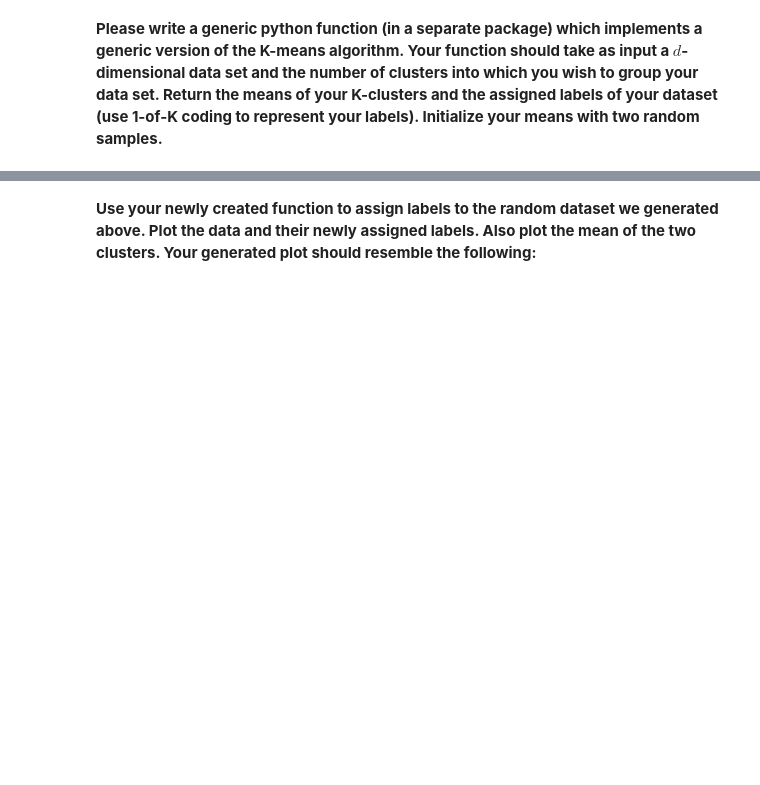
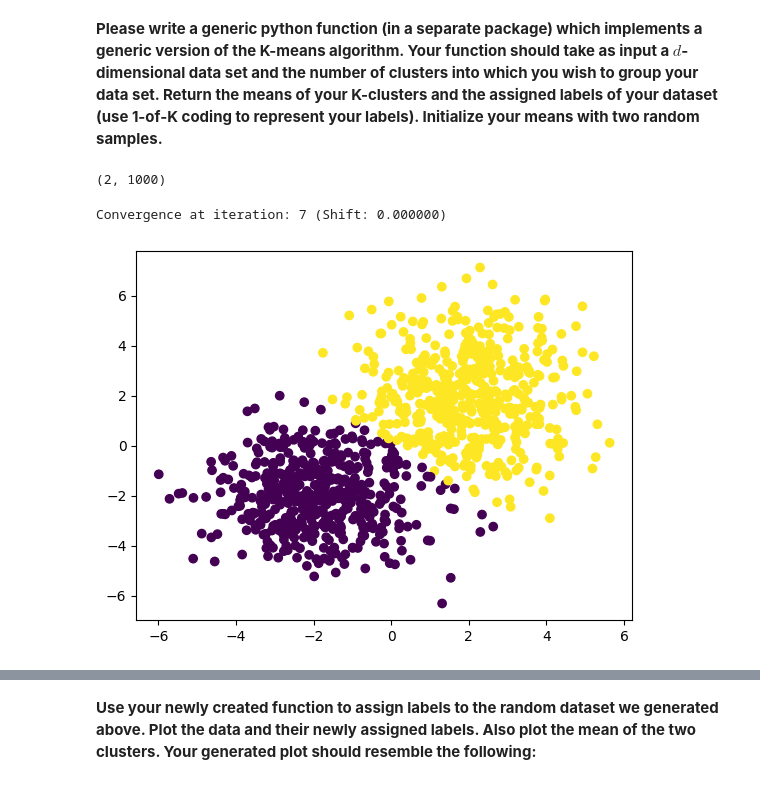
Before and after one commit to Obakeng-Mogale/cs315-assign-1, a Jupyter notebook: Assignment-3/Assignment-3/assign3.ipynb, the cells around one changed output, grey strips where cells are left out. Drawn from its saved outputs; the diff is of its cells as text; code cells hidden in the pictures; blank space fills up the shorter version.

Commit message:
did kmeans

```diff
--- a/Assignment-3/Assignment-3/assign3.ipynb
+++ b/Assignment-3/Assignment-3/assign3.ipynb
@@ -53,3 +53,19 @@ plt.show()
 ## K-means
 # %% [markdown]
 **Please write a generic python function (in a separate package) which implements a generic version of the K-means algorithm. Your function should take as input a $d$-dimensional data set and the number of clusters into which you wish to group your data set. Return the means of your K-clusters and the assigned labels of your dataset (use 1-of-K coding to represent your labels). Initialize your means with two random samples.**
+# %%
+X.shape
+# %% [output]
+(2, 1000)
+# %%
+from MyModels import Kmeans
+Km_model = Kmeans(n_clusters=2)
+Km_model.fit(X, max_iter=100000)
+# %% [output]
+Convergence at iteration: 7 (Shift: 0.000000)
+# %%
+predicted = Km_model.predict(X)
+plt.scatter(X[0,:], X[1,:], c = predicted)
+plt.show()
+# %% [output]
+[figure, added]
```
Also changed, not shown: parts of 5 cells of this notebook, 1 other file.
